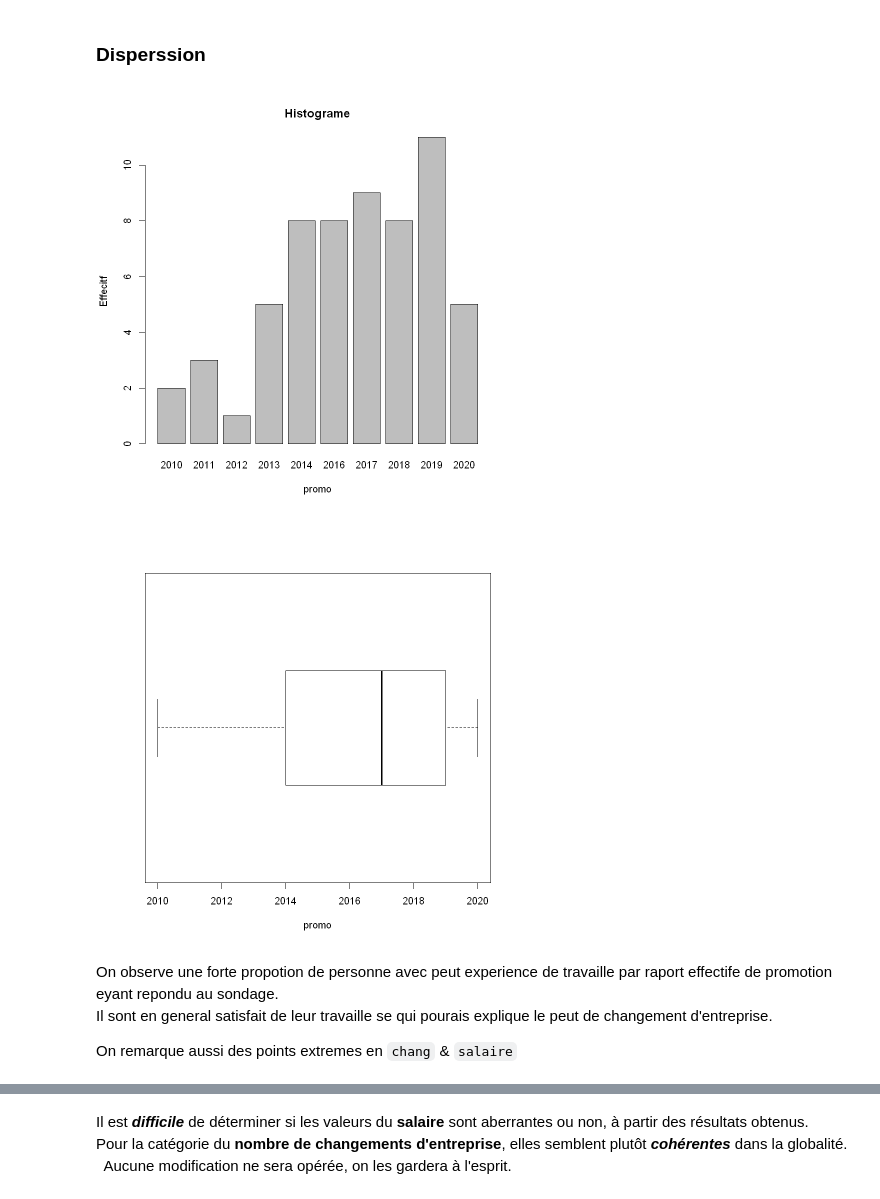
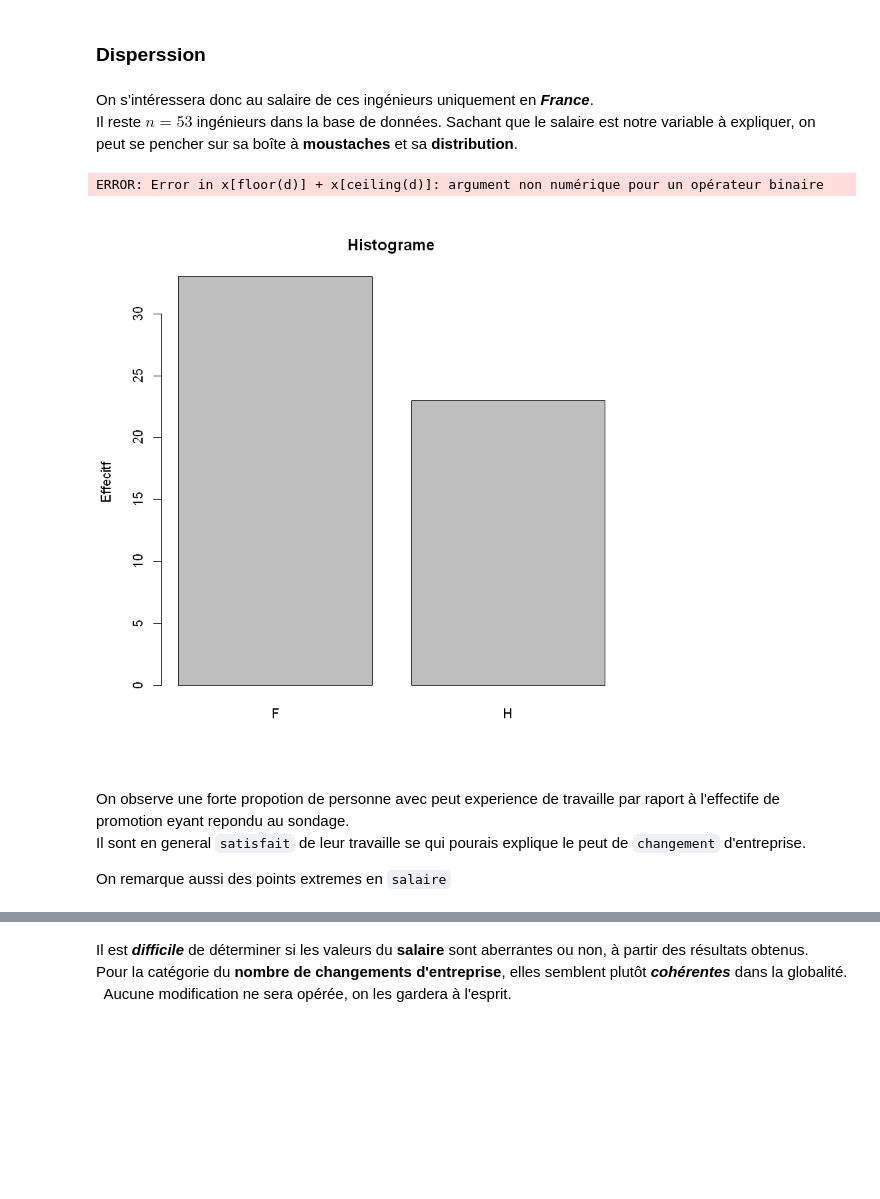
Before and after one commit to WyloW2RicardO/Travails, a Jupyter notebook: Cours/Mathematiques/devoire_regretion_salaire.ipynb, the cells around one changed output, grey strips where cells are left out. Saved outputs shown, nothing was run; the diff lists cells and outputs as text; code cells hidden in the pictures; blank space fills up the shorter version.

```diff
--- a/Cours/Mathematiques/devoire_regretion_salaire.ipynb
+++ b/Cours/Mathematiques/devoire_regretion_salaire.ipynb
@@ -54,7 +54,7 @@ Les variables de la base de données et leur codage sont les suivantes :
 
 ### Import
 # %%
-path <- "D:\\WyloW2RicardO\\Cours\\Mathematiques\\bdd_regretion_salaire.csv"
+path <- "https://github.com/WyloW2RicardO/Travaux/blob/main/Cours/Mathematiques/bdd_regretion_salaire.csv"
 path <- "./bdd_regretion_salaire.csv"
 # %%
 #dataset <- read_xlsx(path)
@@ -508,0 +518,11 @@ dataset2 <- dataset1[-indexContratSans,]
+# %%
+indexLieuUE <- rechercher(
+    dataset2$lieu
+    , 'UE'
+    )
+index1LieuHEU <- rechercher(
+    dataset2$lieu
+    , 'Hors_UE'
+    )
+indexLieuHFrance <- c(indexLieuUE,index1LieuHEU)
+dataset2[indexLieuHFrance,]
@@ -509,3 +535,5 @@ dataset2 <- dataset1[-indexContratSans,]
+# %%
+dataset2 <- dataset2[-indexLieuHFrance,]
 # %% [markdown]
 #### Salaire
 # %%
@@ -554,27 +581,31 @@ dataset2[3,16] <- 65
 | 3 | 2017 | B | B | CPS | 3 | 2 | CDI | [10;249] | 36000 | Grande_ville | OUI | ... |
 # %% [markdown]
 ### Disperssion
+# %% [markdown]
+On s’intéressera donc au salaire de ces ingénieurs uniquement en ***France***.
+Il reste $n=53$ ingénieurs dans la base de données.
+Sachant que le salaire est notre variable à expliquer, on peut se pencher sur sa boîte à **moustaches** et sa **distribution**.
 # %%
-colonne <- 1
+colonne <- "sexe"
 #tableColonne <- table(dataset2[,colonne])
 #tableColonne
 tableColonne <- as.factor(dataset2[,colonne])
 #summary(tableColonne)
 plot(tableColonne,
     , main = "Histograme"
     , xlab = names(dataset2)[colonne]
     , ylab = "Effecitf"
     )
 boxplot(dataset2[,colonne], xlab = names(dataset2)[colonne], horizontal = TRUE)
 #hist(dataset2[,colonne],main = )
 # %% [output]
+ERROR: Error in x[floor(d)] + x[ceiling(d)]: argument non numérique pour un opérateur binaire
-[figure, old version]
+[figure, new version]
-[figure, removed]
 # %% [markdown]
-On observe une forte propotion de personne avec peut experience de travaille par raport effectife de promotion eyant repondu au sondage.
-Il sont en general satisfait de leur travaille se qui pourais explique le peut de changement d'entreprise.
+On observe une forte propotion de personne avec peut experience de travaille par raport à l'effectife de promotion eyant repondu au sondage.
+Il sont en general ``satisfait`` de leur travaille se qui pourais explique le peut de ``changement`` d'entreprise.
 
-On remarque aussi des points extremes en `chang` & `salaire`
+On remarque aussi des points extremes en `salaire`
 # %%
 colonne <- 9
 Q1 <- quantile(
```
Also changed, not shown: parts of 33 cells of this notebook.
